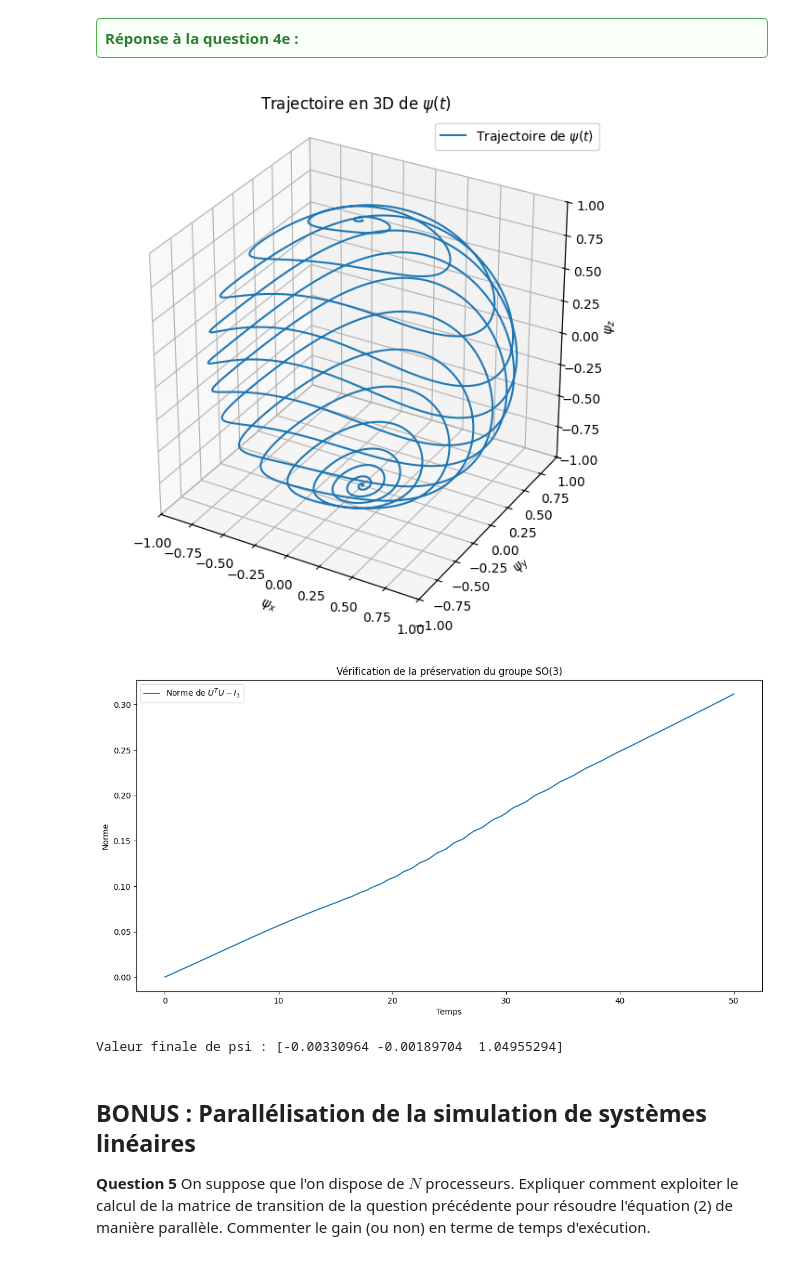
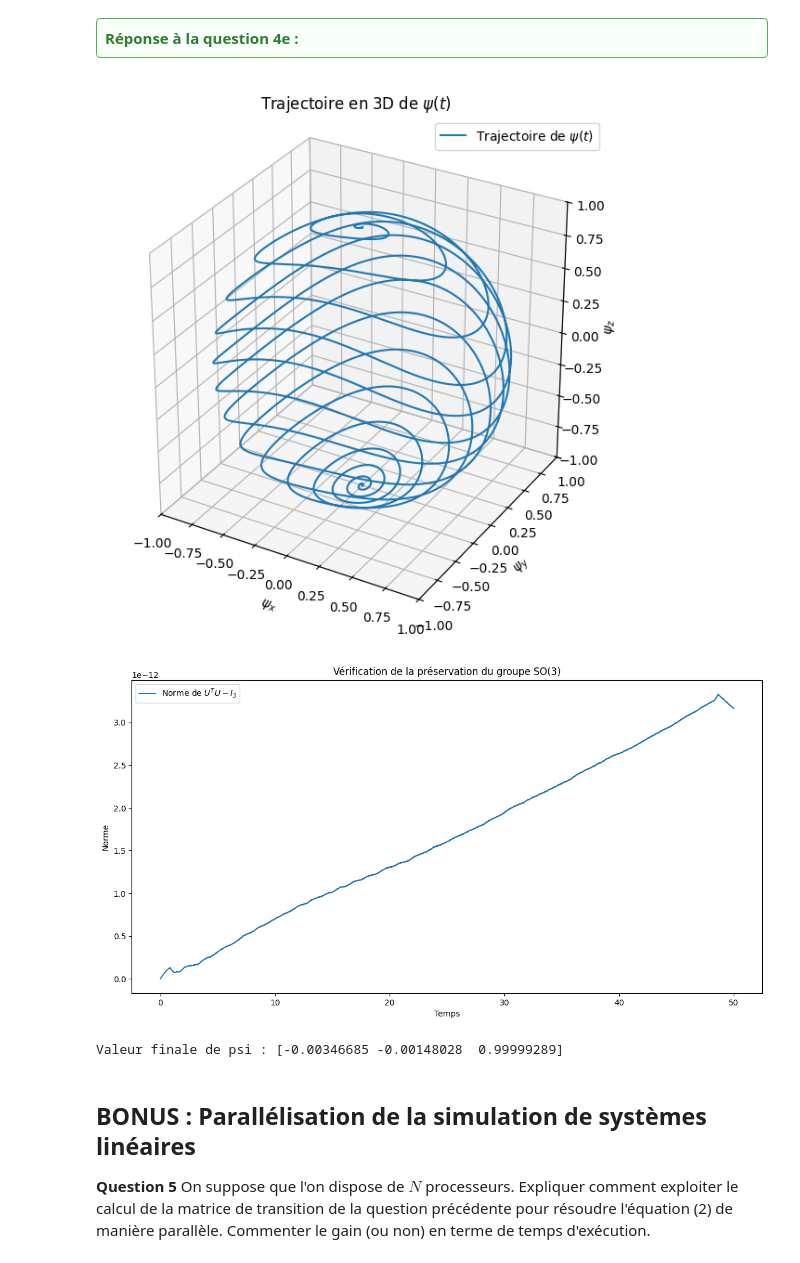
Before and after one commit to HBoiarsky/DM-equadiffs, a Jupyter notebook: Projet-2024.ipynb, the cells around one changed output. Drawn from its saved outputs; the diff is of its cells as text; code cells hidden in the pictures.

```diff
--- a/Projet-2024.ipynb
+++ b/Projet-2024.ipynb
@@ -809,29 +814,22 @@ Ainsi, le schéma est consistant d’ordre 1 par définition de la consistance.
     <strong style="color: #2E7D32;">Réponse à la question 4e :</strong>
 </div>
 # %%
-import matplotlib.pyplot as plt
-import numpy as np
-
-# Matrice identité
-I = np.eye(3)
-
-# Définition des matrices Omega_x et Omega_z
-Omega_x = np.array([[0, 0, 0], [0, 0, -1], [0, 1, 0]])
-Omega_z = np.array([[0, -1, 0], [1, 0, 0], [0, 0, 0]])
-
-# Fonction pour calculer la matrice de transition
+# Fonction pour calculer la matrice de transition avec le schéma de l'équation (5)
 def matrice_transition(t_in, t_f, E, delta, u, dt):
     temps = np.arange(t_in, t_f + dt / 2, dt)
     N = len(temps)
     sol = np.empty((N, 3, 3))
-    sol[0] = np.eye(3)
+    sol[0] = I  # Condition initiale
 
     for j, t in enumerate(temps[:-1]):
-        M_t = E * Omega_z + delta * u(t) * Omega_x  # M dépend du temps
-        sol[j + 1] = np.dot(I + dt * M_t, sol[j])
+        M_t = E * Omega_z + delta * u(t) * Omega_x  # Définition de M(t)
+        A = I + (dt / 2) * M_t
+        B = I - (dt / 2) * M_t
+        sol[j + 1] = np.linalg.inv(B) @ A @ sol[j]
 
     return temps, sol
 
+# Fonction u(t) donnée
 def u(t):
     return (1 - np.cos(2 * np.pi * t / T)) * np.cos(E * t + np.sin(np.pi * t / T) / (np.pi / T))
 
@@ -841,44 +839,47 @@ dt = 1e-3
 E = 2
 delta = 1
 
+# Condition initiale
 psi_0 = np.array([0, 0, -1])
 
+# Calcul des solutions
 temps, sol_mat_trans = matrice_transition(0, T, E, delta, u, dt)
 
+# Calcul de psi(t)
 psi_t = np.array([U @ psi_0 for U in sol_mat_trans])
 
 # Tracé de la trajectoire en 3D
 fig = plt.figure(figsize=(10, 7))
 ax = fig.add_subplot(111, projection='3d')
 ax.plot(psi_t[:, 0], psi_t[:, 1], psi_t[:, 2], label=r"Trajectoire de $\psi(t)$")
 ax.set_xlabel(r"$\psi_x$")
 ax.set_ylabel(r"$\psi_y$")
 ax.set_zlabel(r"$\psi_z$")
 ax.set_xlim([-1, 1])
 ax.set_ylim([-1, 1])
 ax.set_zlim([-1, 1])
 ax.set_box_aspect([1, 1, 1])
 ax.legend()
 plt.title(r"Trajectoire en 3D de $\psi(t)$")
 plt.show()
 
 # Vérification de la préservation de SO(3)
 fig, ax = plt.subplots()
 norm_diff = np.array([np.linalg.norm(U.T @ U - I) for U in sol_mat_trans])
 ax.plot(temps, norm_diff, label=r'Norme de $U^T U - I_3$')
 ax.legend()
 ax.set_title('Vérification de la préservation du groupe SO(3)')
 ax.set_xlabel('Temps')
 ax.set_ylabel('Norme')
 
 plt.show()
 
 # Affichage de la valeur finale de psi
 print(f"Valeur finale de psi : {sol_mat_trans[-1] @ psi_0}")
 # %% [output]
-[figure, old version]
+[figure, new version]
-[figure, old version]
+[figure, new version]
-Valeur finale de psi : [-0.00330964 -0.00189704  1.04955294]
+Valeur finale de psi : [-0.00346685 -0.00148028  0.99999289]
 # %% [markdown]
 ## BONUS : Parallélisation de la simulation de systèmes linéaires
 
```
Also changed, not shown: parts of 2 cells of this notebook.
